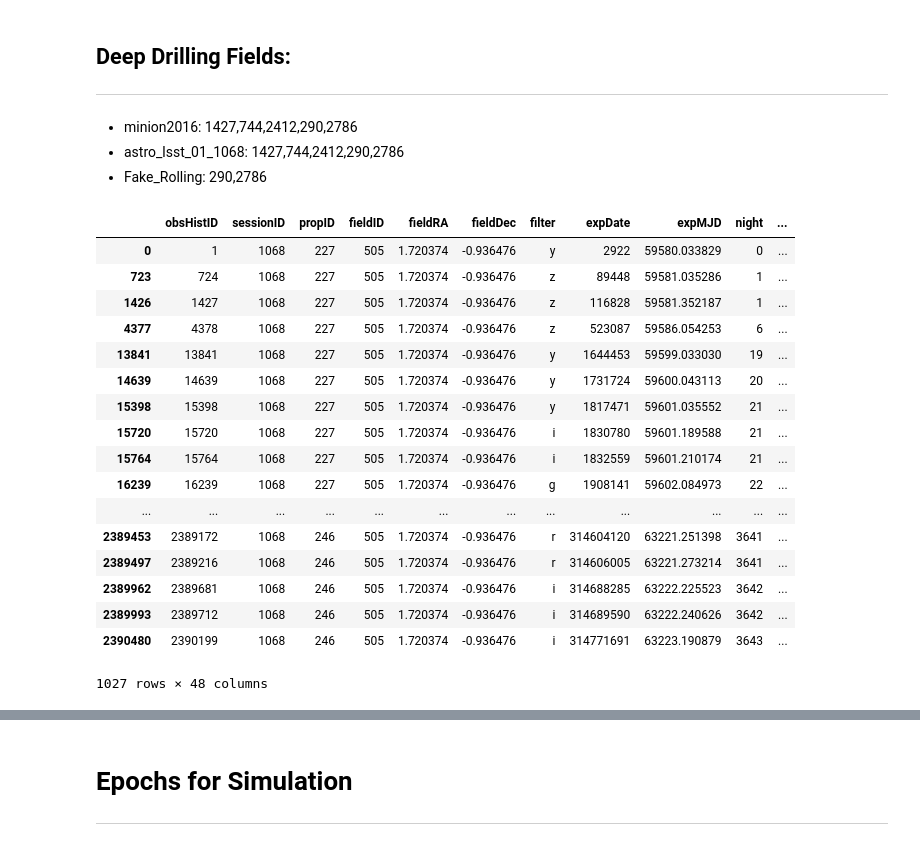
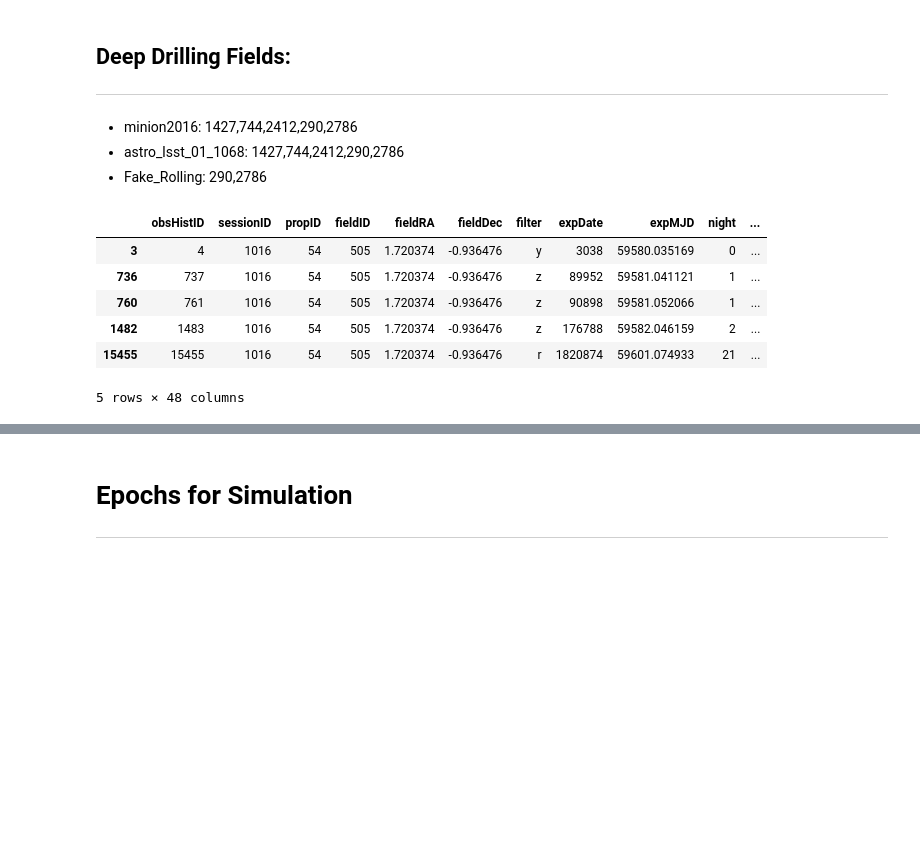
Before and after one commit to RobFirth/LSST_tools, a Jupyter notebook: lsst_tools/sims/notebooks/simulate_lightcurve_LSST_cadence.ipynb, the cells around one changed output, grey strips where cells are left out. Cells and saved outputs as stored; diff of their text form; code cells hidden in the pictures; blank space fills up the shorter version.

```diff
--- a/lsst_tools/sims/notebooks/simulate_lightcurve_LSST_cadence.ipynb
+++ b/lsst_tools/sims/notebooks/simulate_lightcurve_LSST_cadence.ipynb
@@ -157,4 +136,4 @@ field_df
 # %%
 # field_df[field_df["fieldID"] == 2846]
-working_df = utils.find_MW_extinction(working_df)
+# working_df = utils.find_MW_extinction(working_df)
 # field_df = opsimdf.loc[opsimdf["fieldID"] == chosenfield].head(1)
@@ -187,24 +147,13 @@ ___
 * astro_lsst_01_1068: 1427,744,2412,290,2786
 * Fake_Rolling: 290,2786
 # %%
-working_df.loc[working_df["fieldID"] == 505] ## WFD
+working_df.loc[working_df["fieldID"] == 505].head() ## WFD
 # %% [output]
 |  | obsHistID | sessionID | propID | fieldID | fieldRA | fieldDec | filter | expDate | expMJD | night | ... |
-| 0 | 1 | 1068 | 227 | 505 | 1.720374 | -0.936476 | y | 2922 | 59580.033829 | 0 | ... |
-| 723 | 724 | 1068 | 227 | 505 | 1.720374 | -0.936476 | z | 89448 | 59581.035286 | 1 | ... |
-| 1426 | 1427 | 1068 | 227 | 505 | 1.720374 | -0.936476 | z | 116828 | 59581.352187 | 1 | ... |
-| 4377 | 4378 | 1068 | 227 | 505 | 1.720374 | -0.936476 | z | 523087 | 59586.054253 | 6 | ... |
-| 13841 | 13841 | 1068 | 227 | 505 | 1.720374 | -0.936476 | y | 1644453 | 59599.033030 | 19 | ... |
-| 14639 | 14639 | 1068 | 227 | 505 | 1.720374 | -0.936476 | y | 1731724 | 59600.043113 | 20 | ... |
-| 15398 | 15398 | 1068 | 227 | 505 | 1.720374 | -0.936476 | y | 1817471 | 59601.035552 | 21 | ... |
-| 15720 | 15720 | 1068 | 227 | 505 | 1.720374 | -0.936476 | i | 1830780 | 59601.189588 | 21 | ... |
-| 15764 | 15764 | 1068 | 227 | 505 | 1.720374 | -0.936476 | i | 1832559 | 59601.210174 | 21 | ... |
-| 16239 | 16239 | 1068 | 227 | 505 | 1.720374 | -0.936476 | g | 1908141 | 59602.084973 | 22 | ... |
-| ... | ... | ... | ... | ... | ... | ... | ... | ... | ... | ... | ... |
-| 2389453 | 2389172 | 1068 | 246 | 505 | 1.720374 | -0.936476 | r | 314604120 | 63221.251398 | 3641 | ... |
-| 2389497 | 2389216 | 1068 | 246 | 505 | 1.720374 | -0.936476 | r | 314606005 | 63221.273214 | 3641 | ... |
-| 2389962 | 2389681 | 1068 | 246 | 505 | 1.720374 | -0.936476 | i | 314688285 | 63222.225523 | 3642 | ... |
-| 2389993 | 2389712 | 1068 | 246 | 505 | 1.720374 | -0.936476 | i | 314689590 | 63222.240626 | 3642 | ... |
-| 2390480 | 2390199 | 1068 | 246 | 505 | 1.720374 | -0.936476 | i | 314771691 | 63223.190879 | 3643 | ... |
+| 3 | 4 | 1016 | 54 | 505 | 1.720374 | -0.936476 | y | 3038 | 59580.035169 | 0 | ... |
+| 736 | 737 | 1016 | 54 | 505 | 1.720374 | -0.936476 | z | 89952 | 59581.041121 | 1 | ... |
+| 760 | 761 | 1016 | 54 | 505 | 1.720374 | -0.936476 | z | 90898 | 59581.052066 | 1 | ... |
+| 1482 | 1483 | 1016 | 54 | 505 | 1.720374 | -0.936476 | z | 176788 | 59582.046159 | 2 | ... |
+| 15455 | 15455 | 1016 | 54 | 505 | 1.720374 | -0.936476 | r | 1820874 | 59601.074933 | 21 | ... |
-1027 rows × 48 columns
+5 rows × 48 columns
 # %%
```
Also changed, not shown: parts of 17 cells of this notebook.
